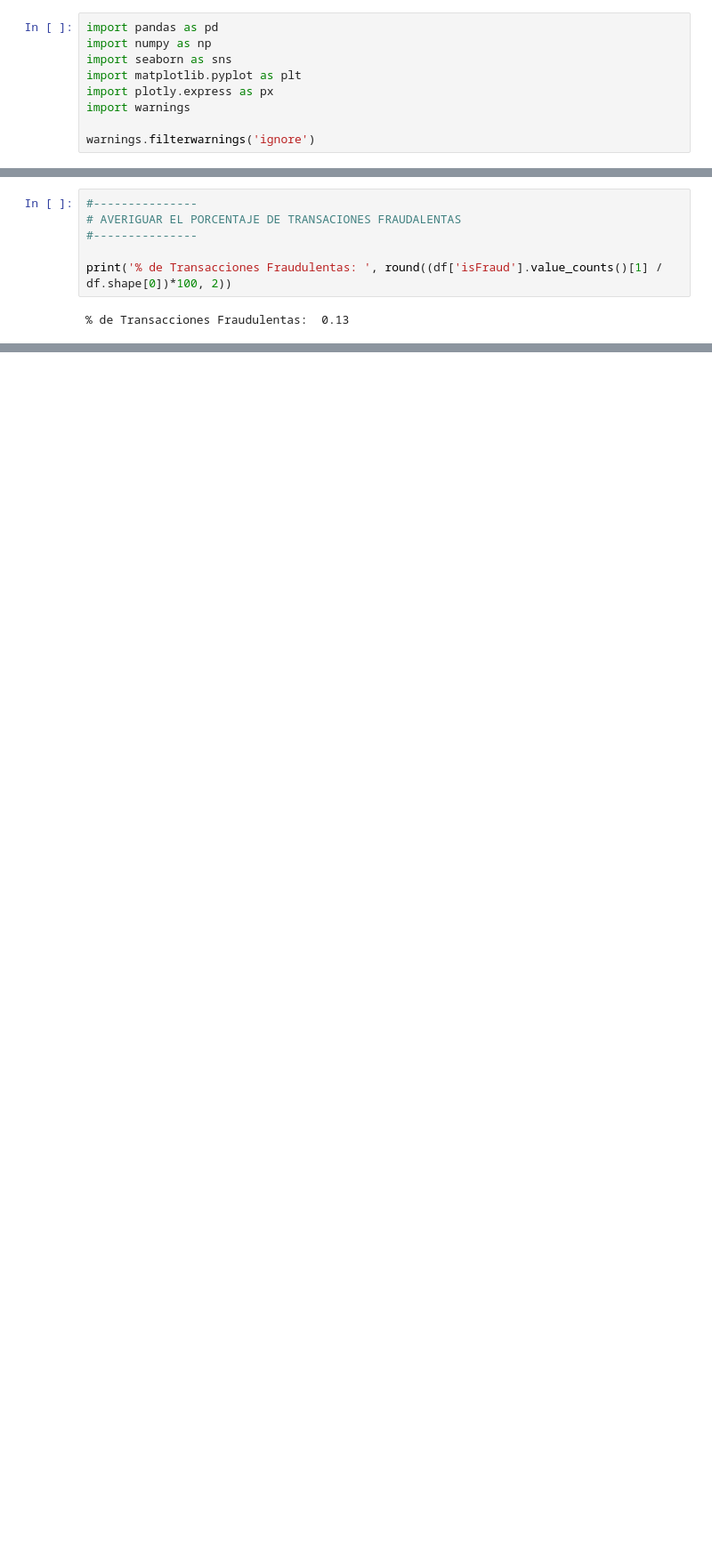
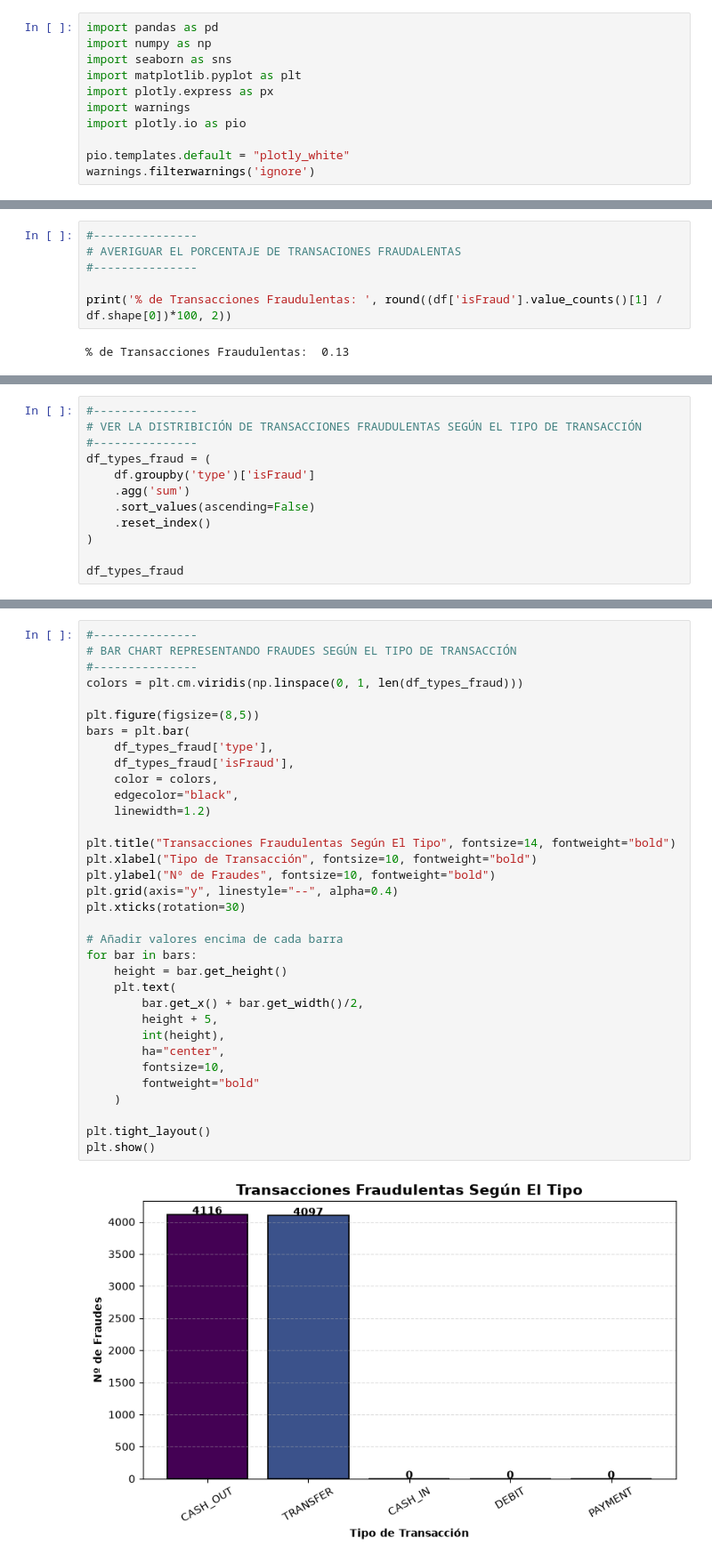
Before and after one commit to carmele9/AML_Detection_Project, a Jupyter notebook: notebooks/analysis.ipynb, the cells around one changed output, grey strips where cells are left out. Shown at 89% size. Cells and saved outputs as stored; diff of their text form; blank space fills up the shorter version.

Commit message:
continuar y acabar con las EDAs, analizar tipos de fraude, fraude por step, fruade en clientes y guardar graficos plotly en images

```diff
--- a/notebooks/analysis.ipynb
+++ b/notebooks/analysis.ipynb
@@ -5,7 +5,9 @@ import seaborn as sns
 import matplotlib.pyplot as plt
 import plotly.express as px
 import warnings
+import plotly.io as pio
 
+pio.templates.default = "plotly_white"
 warnings.filterwarnings('ignore')
 # %%
 df = pd.read_csv('../data/AIML Dataset.csv')
@@ -125,3 +130,15 @@ fig.update_layout(
 fig.show()
 
 fig.write_image("../images/tipos_de_transacciones.png")
+# %%
+#---------------
+# VER LA DISTRIBICIÓN DE TRANSACCIONES FRAUDULENTAS SEGÚN EL TIPO DE TRANSACCIÓN
+#---------------
+df_types_fraud = (
+    df.groupby('type')['isFraud']
+    .agg('sum')
+    .sort_values(ascending=False)
+    .reset_index()
+)
+
+df_types_fraud
@@ -127,0 +152,36 @@ fig.write_image("../images/tipos_de_transacciones.png")
+# %%
+#---------------
+# BAR CHART REPRESENTANDO FRAUDES SEGÚN EL TIPO DE TRANSACCIÓN
+#---------------
+colors = plt.cm.viridis(np.linspace(0, 1, len(df_types_fraud)))
+
+plt.figure(figsize=(8,5))
+bars = plt.bar(
+    df_types_fraud['type'],
+    df_types_fraud['isFraud'],
+    color = colors,
+    edgecolor="black",
+    linewidth=1.2)
+
+plt.title("Transacciones Fraudulentas Según El Tipo", fontsize=14, fontweight="bold")
+plt.xlabel("Tipo de Transacción", fontsize=10, fontweight="bold")
+plt.ylabel("Nº de Fraudes", fontsize=10, fontweight="bold")
+plt.grid(axis="y", linestyle="--", alpha=0.4)
+plt.xticks(rotation=30)
+
+# Añadir valores encima de cada barra
+for bar in bars:
+    height = bar.get_height()
+    plt.text(
+        bar.get_x() + bar.get_width()/2,
+        height + 5,
+        int(height),
+        ha="center",
+        fontsize=10,
+        fontweight="bold"
+    )
+
+plt.tight_layout()
+plt.show()
+# %% [output]
+[figure, added]
```
Also changed, not shown: parts of 15 cells of this notebook, 2 other files.
